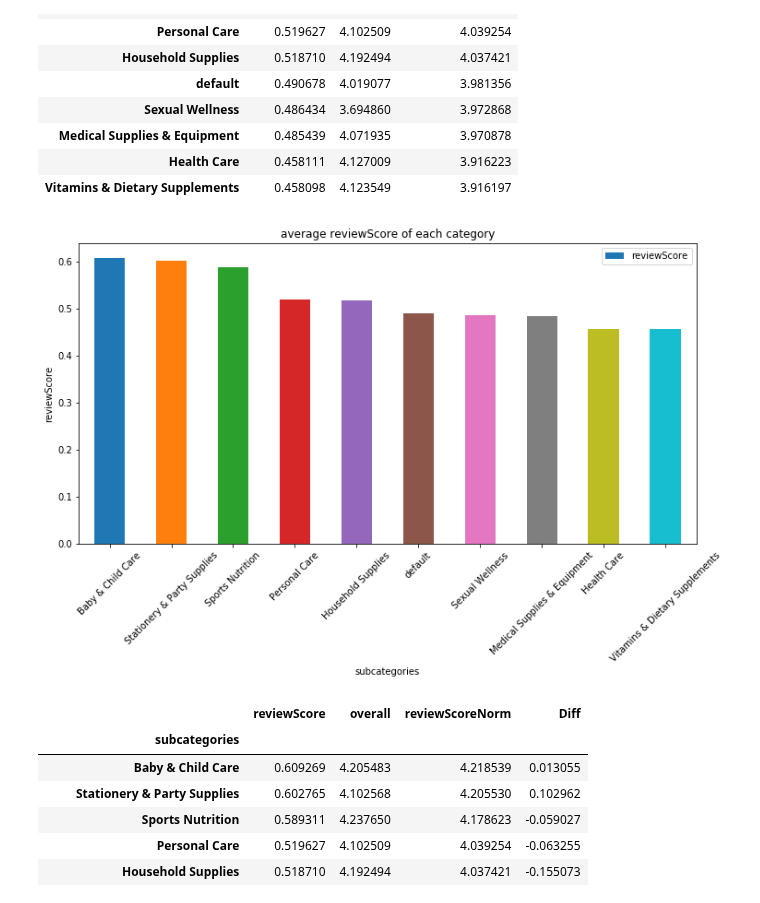
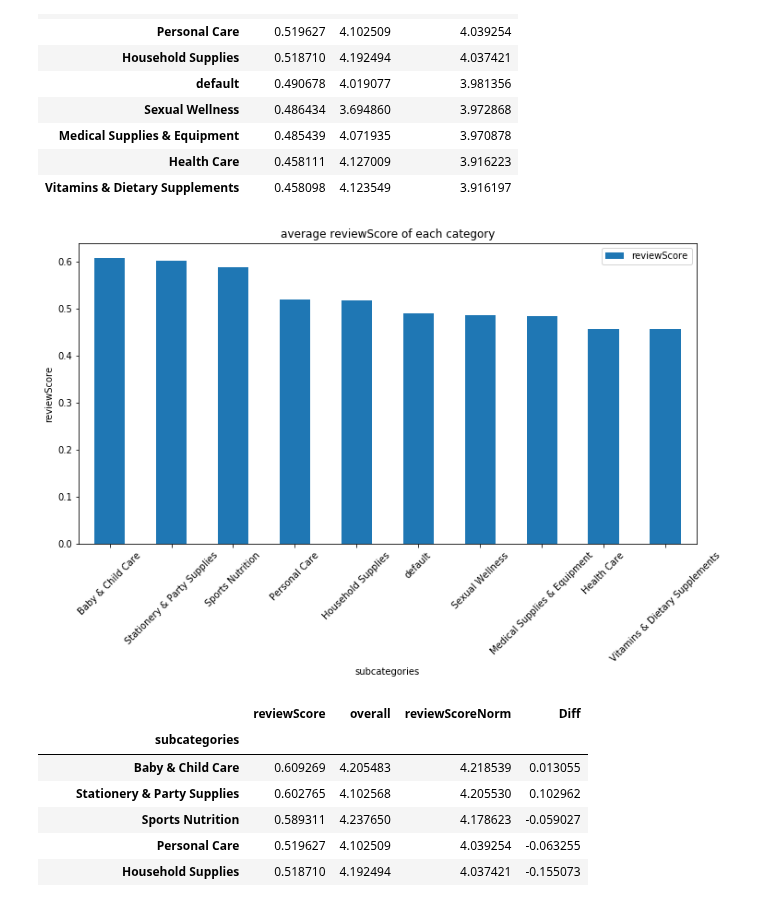
Before and after one commit to epfl-ada-2018/ada007project, a Jupyter notebook: Review Sentiment Analysis.ipynb, the cells around one changed output. Drawn from its saved outputs; the diff is of its cells as text; code cells hidden in the pictures.

```diff
--- a/Review Sentiment Analysis.ipynb
+++ b/Review Sentiment Analysis.ipynb
@@ -203,12 +205,12 @@ df_product_cat_group
 | Health Care | 0.458111 | 4.127009 | 3.916223 |
 | Vitamins & Dietary Supplements | 0.458098 | 4.123549 | 3.916197 |
 # %%
-df_product_cat_group.plot.bar(y='reviewScore', rot=45,figsize=(12,6))
+df_product_cat_group.plot.bar(y='reviewScore', rot=45,figsize=(12,6),color='C0')
 plt.ylabel("reviewScore")
 plt.title("average reviewScore of each category")
 plt.show()
 # %% [output]
-[figure, old version]
+[figure, new version]
 # %%
 df_product_cat_group["Diff"] = df_product_cat_group["reviewScoreNorm"] - df_product_cat_group["overall"]
 df_product_cat_group
```
Also changed, not shown: parts of 23 cells of this notebook.
